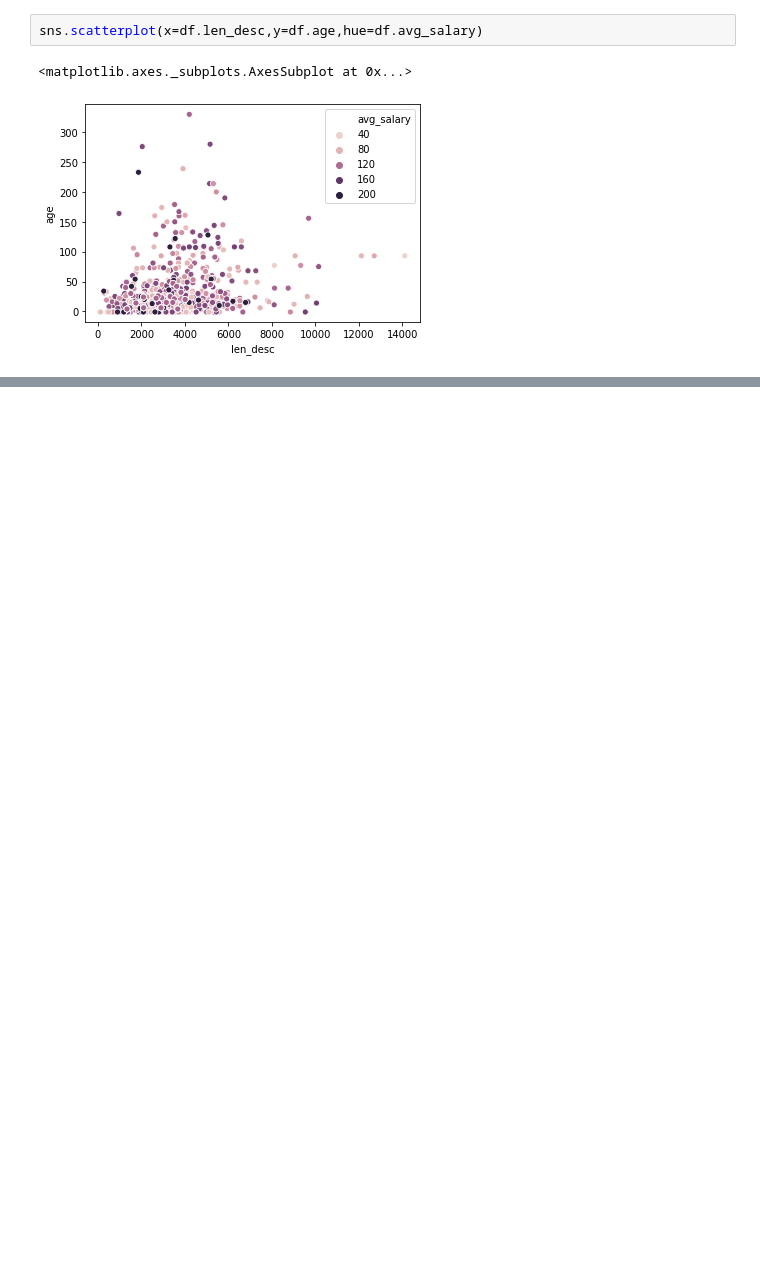
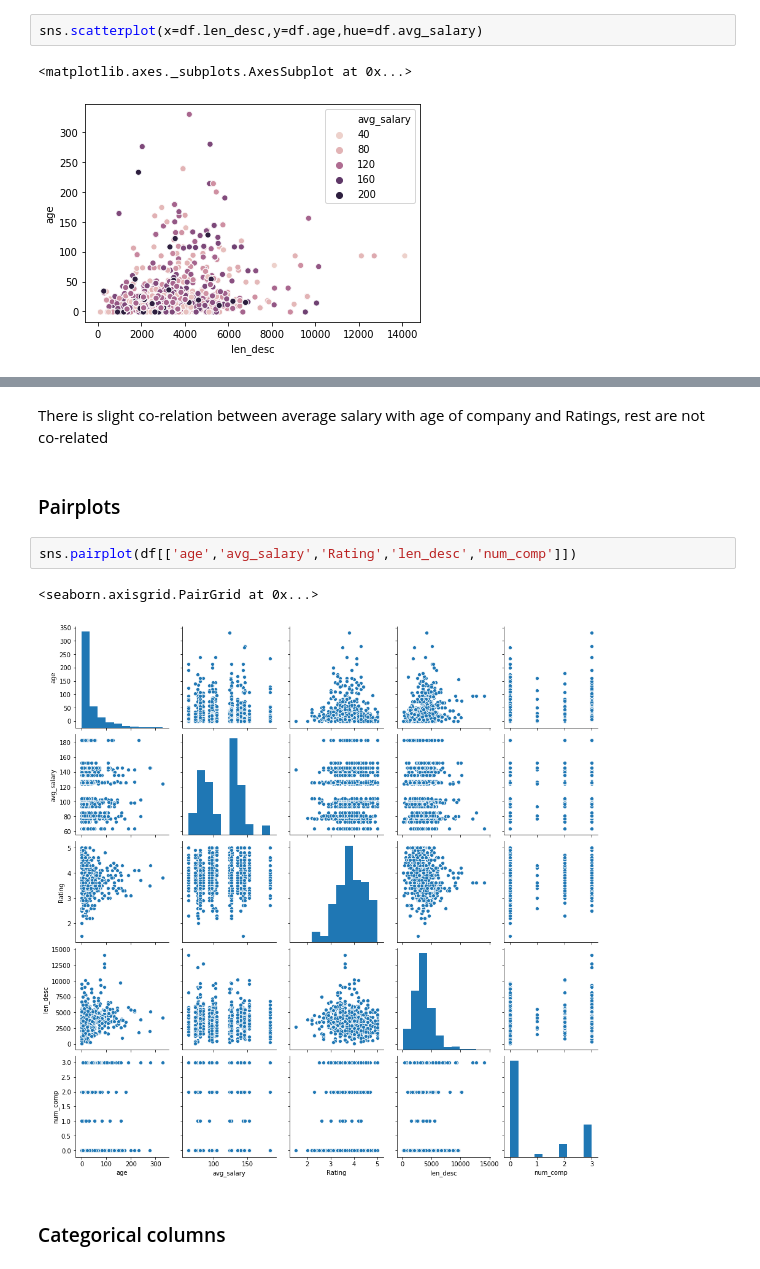
Before and after one commit to JaykumarDagli/DS-Salary, a Jupyter notebook: DataAnalysis.ipynb, the cells around one changed output, grey strips where cells are left out. Cells and saved outputs as stored; diff of their text form; blank space fills up the shorter version.

```diff
--- a/DataAnalysis.ipynb
+++ b/DataAnalysis.ipynb
@@ -79,0 +130,11 @@ sns.scatterplot(x=df.len_desc,y=df.age,hue=df.avg_salary)
+# %% [markdown]
+There is slight co-relation between average salary with age of company and Ratings, rest are not co-related
+# %% [markdown]
+### Pairplots
+# %%
+sns.pairplot(df[['age','avg_salary','Rating','len_desc','num_comp']])
+# %% [output]
+<seaborn.axisgrid.PairGrid at 0x...>
+[figure, added]
+# %% [markdown]
+### Categorical columns
```
Also changed, not shown: parts of 28 cells of this notebook.
